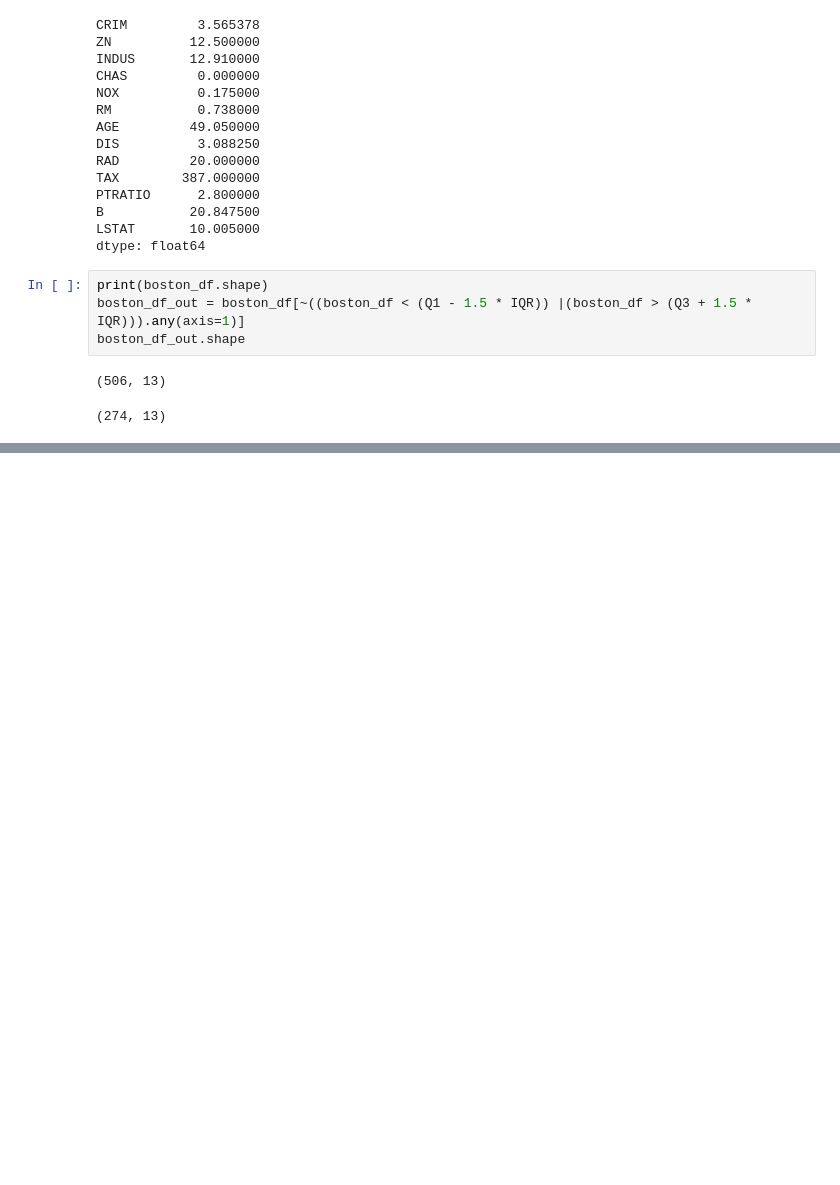
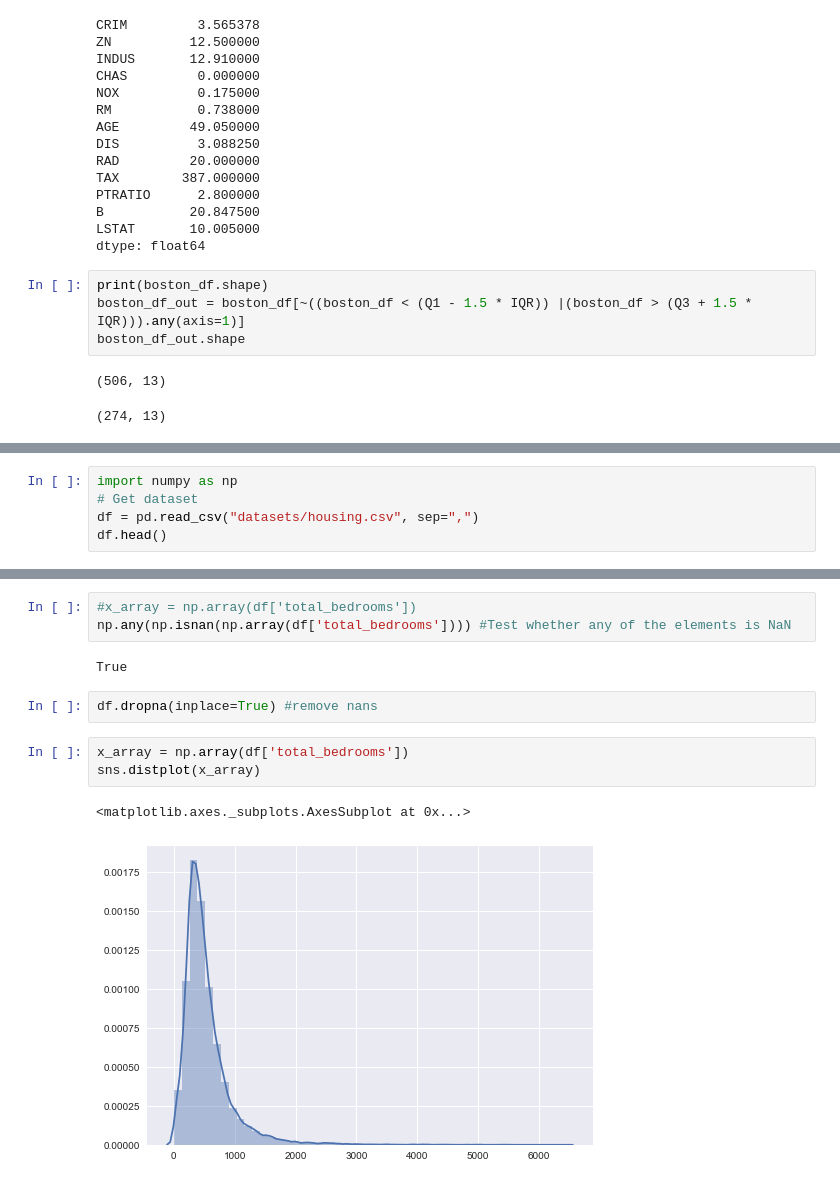
Before and after one commit to hacknairobi/Content, a Jupyter notebook: 1. week one/Day 1.ipynb, the cells around one changed output, grey strips where cells are left out. Drawn from its saved outputs; the diff is of its cells as text; blank space fills up the shorter version.

```diff
--- a/1. week one/Day 1.ipynb
+++ b/1. week one/Day 1.ipynb
@@ -195,0 +261,5 @@ boston_df_out.shape
+# %%
+import numpy as np
+# Get dataset
+df = pd.read_csv("datasets/housing.csv", sep=",")
+df.head()
@@ -195,0 +285,13 @@ boston_df_out.shape
+# %%
+#x_array = np.array(df['total_bedrooms'])
+np.any(np.isnan(np.array(df['total_bedrooms']))) #Test whether any of the elements is NaN
+# %% [output]
+True
+# %%
+df.dropna(inplace=True) #remove nans
+# %%
+x_array = np.array(df['total_bedrooms'])
+sns.distplot(x_array)
+# %% [output]
+<matplotlib.axes._subplots.AxesSubplot at 0x...>
+[figure, added]
```
Also changed, not shown: parts of 25 cells of this notebook, 3 other files.
